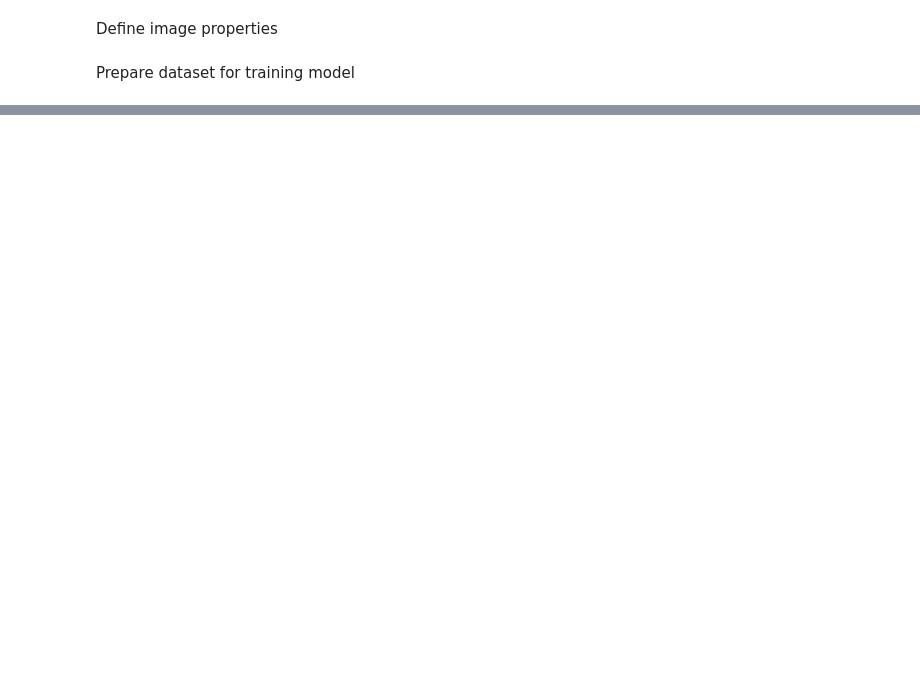
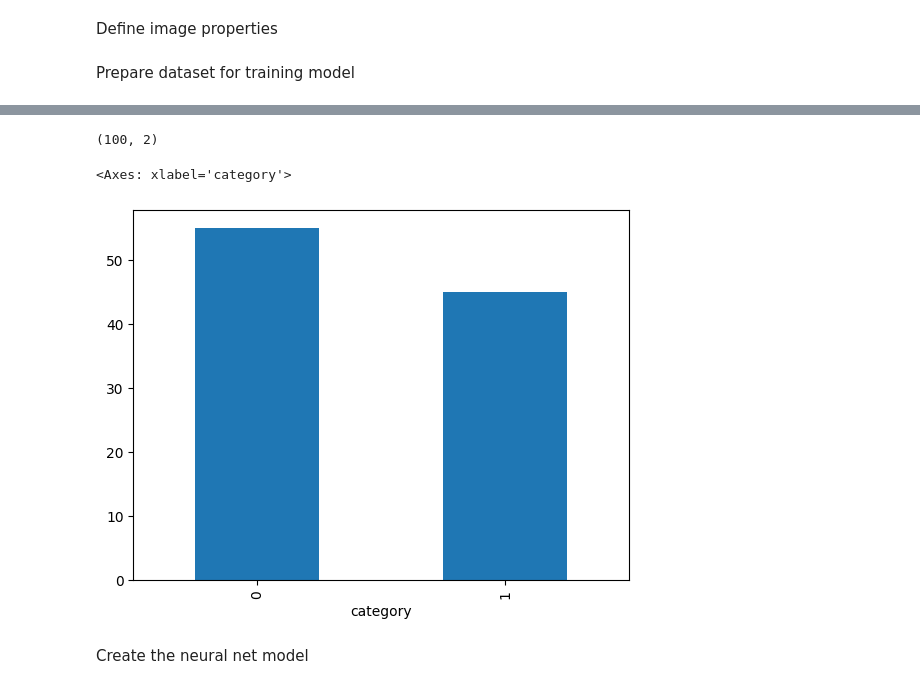
Before and after one commit to cseniteshkumar/bitsMtech_MLOps_Assignment_2, a Jupyter notebook: modelTraining.ipynb, the cells around one changed output, grey strips where cells are left out. Drawn from its saved outputs; the diff is of its cells as text; code cells hidden in the pictures; blank space fills up the shorter version.

```diff
--- a/modelTraining.ipynb
+++ b/modelTraining.ipynb
@@ -38,0 +77,19 @@ NameError: name 'os' is not defined
+# %%
+# print(df.shape)
+# print(df.head())
+
+## select 100 rows from the dataframe
+df = df.sample(100)
+print(df.shape)
+
+## print the description of the dataframe by considering only the category column as categorical data
+# print(df['category'].astype('category').describe())
+
+### visualize the distribution of the categories in the dataframe by using a bar plot
+df['category'].value_counts().plot(kind='bar')
+# %% [output]
+(100, 2)
+<Axes: xlabel='category'>
+[figure, added]
+# %% [markdown]
+Create the neural net model
```
Also changed, not shown: parts of 26 cells of this notebook.
